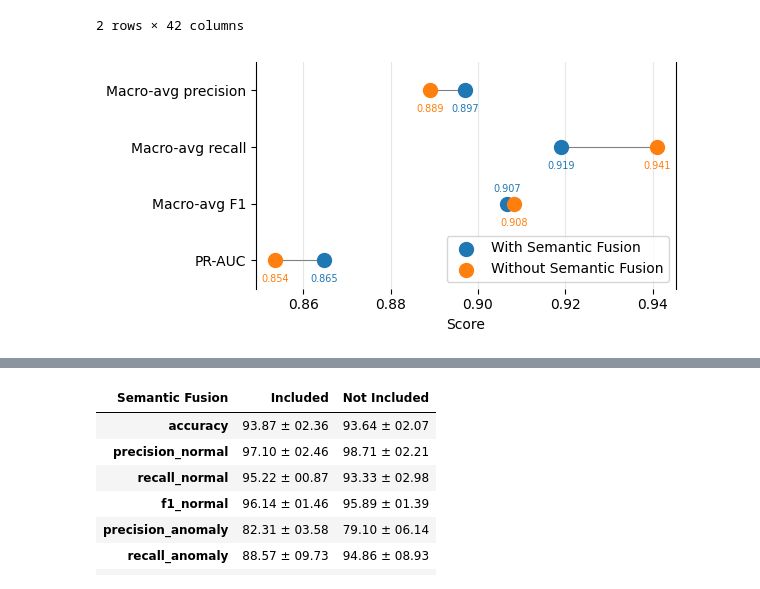
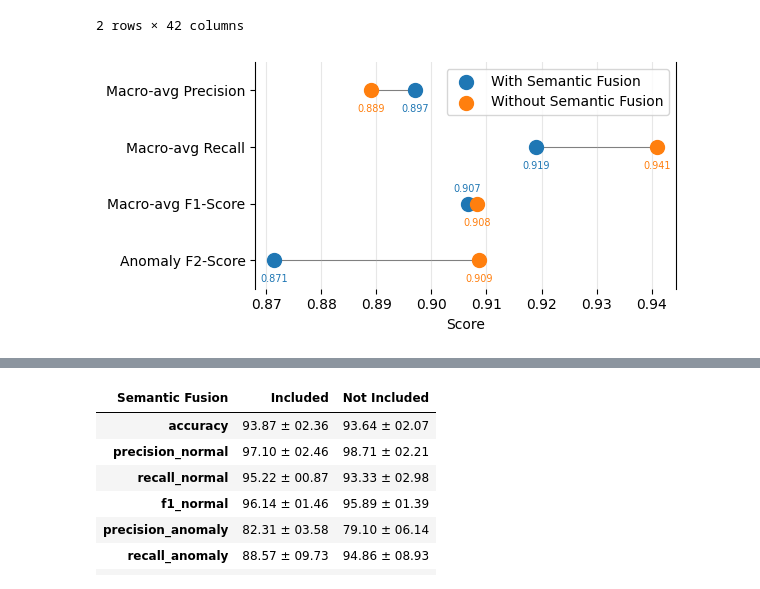
Before and after one commit to BridgeSentry/BridgeSentry, a Jupyter notebook: notebooks/ablation_semantic_fusion20260817.ipynb, the cells around one changed output, grey strips where cells are left out. Saved outputs shown, nothing was run; the diff lists cells and outputs as text; code cells hidden in the pictures.

Commit message:
fix: change ablation dot plots to incorporate F2-anomaly

```diff
--- a/notebooks/ablation_semantic_fusion20260817.ipynb
+++ b/notebooks/ablation_semantic_fusion20260817.ipynb
@@ -206,14 +206,14 @@ metric_cols = [
     "precision_macro_mean",
     "recall_macro_mean",
     "f1_macro_mean",
-    "pr_auc_mean"
+    "f2_anomaly_mean"
 ]
 y = np.arange(len(metric_cols))
 labels = [
-    "Macro-avg precision",
-    "Macro-avg recall",
-    "Macro-avg F1",
-    "PR-AUC"
+    "Macro-avg Precision",
+    "Macro-avg Recall",
+    "Macro-avg F1-Score",
+    "Anomaly F2-Score"
 ]
 
 fig, ax = plt.subplots(figsize=(6, 3))
@@ -242,34 +242,34 @@ for j, ev_name in enumerate(evals):
             (row[metric], i),
             textcoords="offset points",
             xytext=(0, 14) if j == 0 and abs(plot_df[metric].iloc[0] - plot_df[metric].iloc[1]) < 0.004 else (0, -10),
             ha="center",
             va="top",
             fontsize=7,
             color=color_map[ev_name],
         )
     vals = plot_df.loc[plot_df["evaluation"] == ev_name, metric_cols].iloc[0].to_numpy(dtype=float)
     ax.scatter(vals, y, s=100, color=color_map[ev_name], label=ev_name, zorder=2)
 
 ax.set_yticks(y)
 ax.spines['top'].set_visible(False)
 ax.spines['bottom'].set_visible(False)
 ax.set_ylim(y.min() - 0.5, y.max() + 0.5)
 
 ax.set_yticklabels(labels)
 ax.invert_yaxis()
 ax.set_xlabel("Score")
 ax.grid(axis="x", alpha=0.3)
 # set x limits with a small margin
 all_vals = plot_df[metric_cols].to_numpy(dtype=float)
 xmin, xmax = all_vals.min(), all_vals.max()
 pad = (xmax - xmin) * 0.05 if xmax > xmin else 0.01
 ax.set_xlim(xmin - pad, xmax + pad)
 ax.legend()
 plt.tight_layout()
 
 plt.show()
 # %% [output]
-[figure, old version]
+[figure, new version]
 # %%
 trimmed_df = comparison_df[[
     "rm_semantic_fusion",
```
Also changed, not shown: parts of 1 cell of this notebook.
